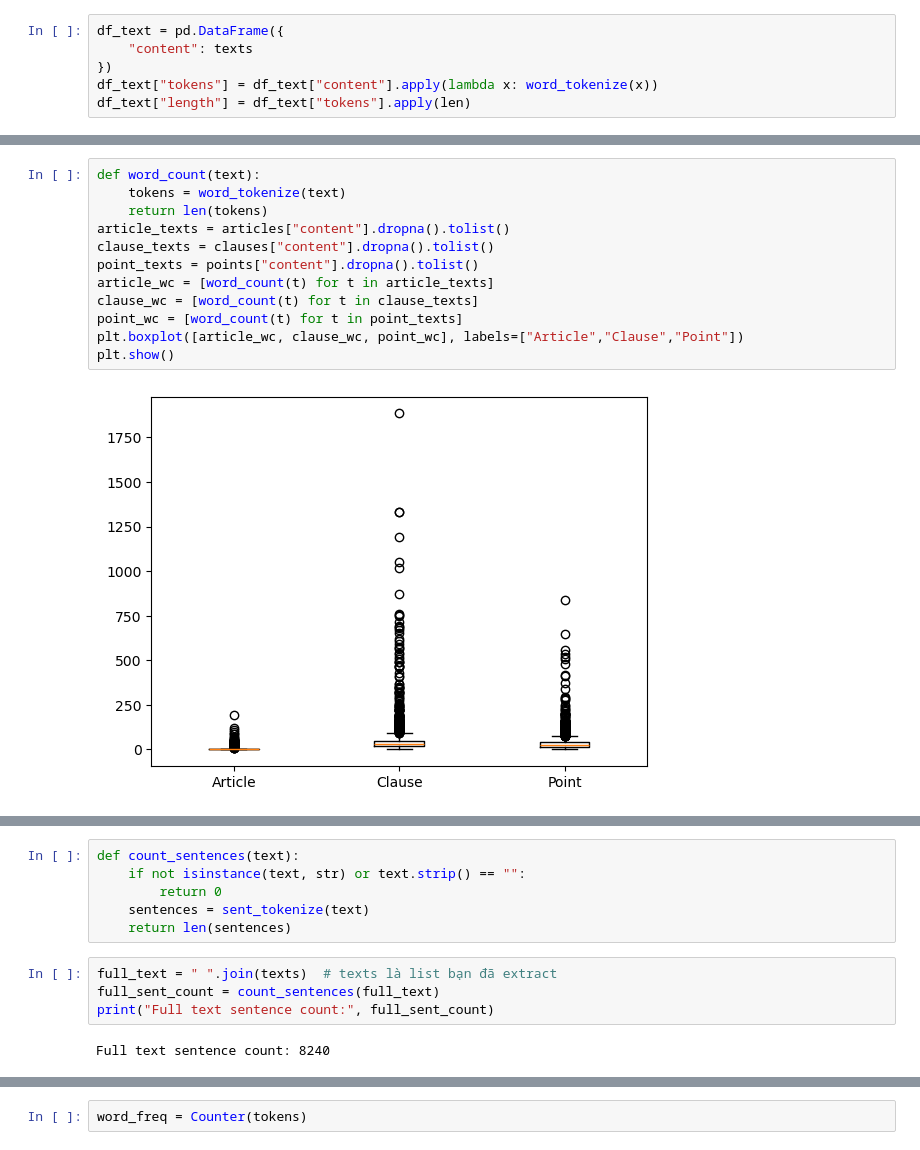
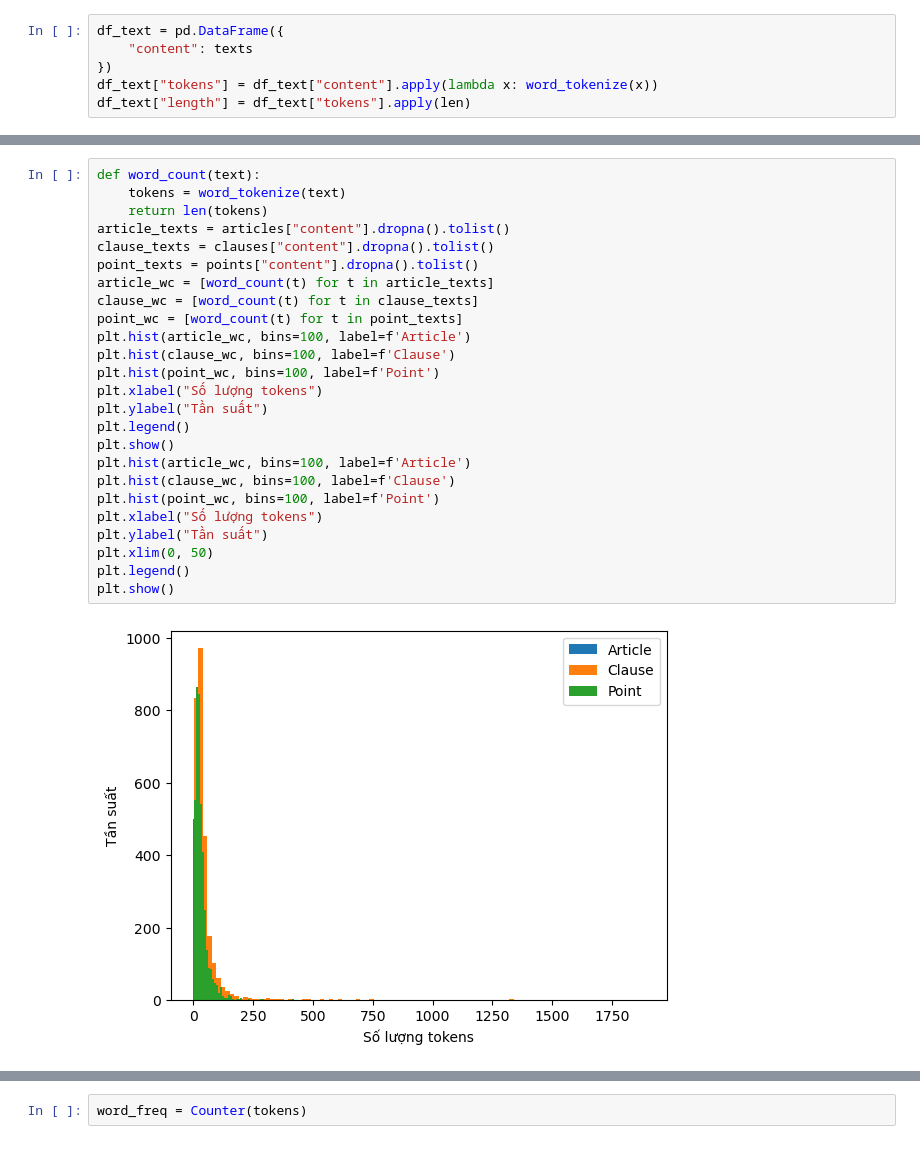
Before and after one commit to n3sfan/NLP-LegalQA, a Jupyter notebook: notebook/eda.ipynb, the cells around one changed output, grey strips where cells are left out. Cells and saved outputs as stored; diff of their text form.

```diff
--- a/notebook/eda.ipynb
+++ b/notebook/eda.ipynb
@@ -142,14 +189,27 @@ plt.show()
 # %%
 def word_count(text):
     tokens = word_tokenize(text)
     return len(tokens)
 article_texts = articles["content"].dropna().tolist()
 clause_texts = clauses["content"].dropna().tolist()
 point_texts = points["content"].dropna().tolist()
 article_wc = [word_count(t) for t in article_texts]
 clause_wc = [word_count(t) for t in clause_texts]
 point_wc = [word_count(t) for t in point_texts]
-plt.boxplot([article_wc, clause_wc, point_wc], labels=["Article","Clause","Point"])
+plt.hist(article_wc, bins=100, label=f'Article')
+plt.hist(clause_wc, bins=100, label=f'Clause')
+plt.hist(point_wc, bins=100, label=f'Point')
+plt.xlabel("Số lượng tokens")
+plt.ylabel("Tần suất")
+plt.legend()
 plt.show()
+plt.hist(article_wc, bins=100, label=f'Article')
+plt.hist(clause_wc, bins=100, label=f'Clause')
+plt.hist(point_wc, bins=100, label=f'Point')
+plt.xlabel("Số lượng tokens")
+plt.ylabel("Tần suất")
+plt.xlim(0, 50)
+plt.legend()
+plt.show()
 # %% [output]
-[figure, old version]
+[figure, new version]
@@ -156,12 +216,0 @@ plt.show()
-# %%
-def count_sentences(text):
-    if not isinstance(text, str) or text.strip() == "":
-        return 0
-    sentences = sent_tokenize(text)
-    return len(sentences)
-# %%
-full_text = " ".join(texts)  # texts là list bạn đã extract
-full_sent_count = count_sentences(full_text)
-print("Full text sentence count:", full_sent_count)
-# %% [output]
-Full text sentence count: 8240
```
Also changed, not shown: parts of 14 cells of this notebook.
